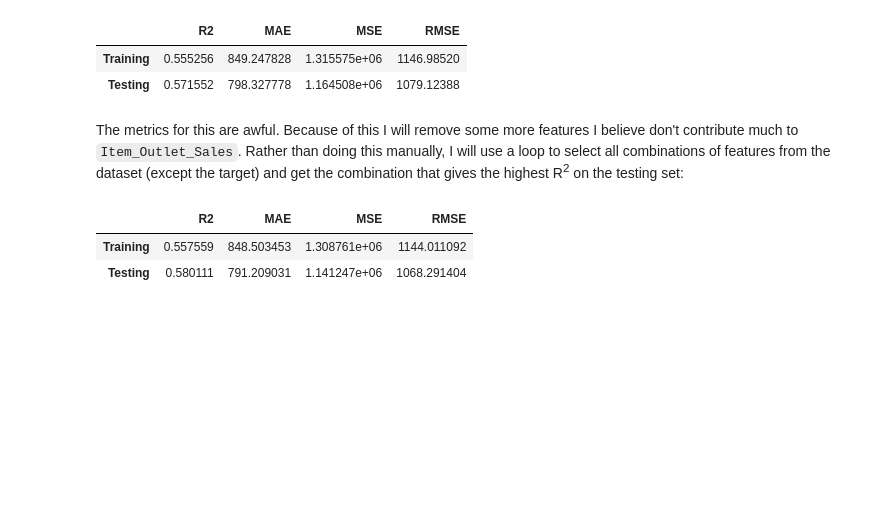
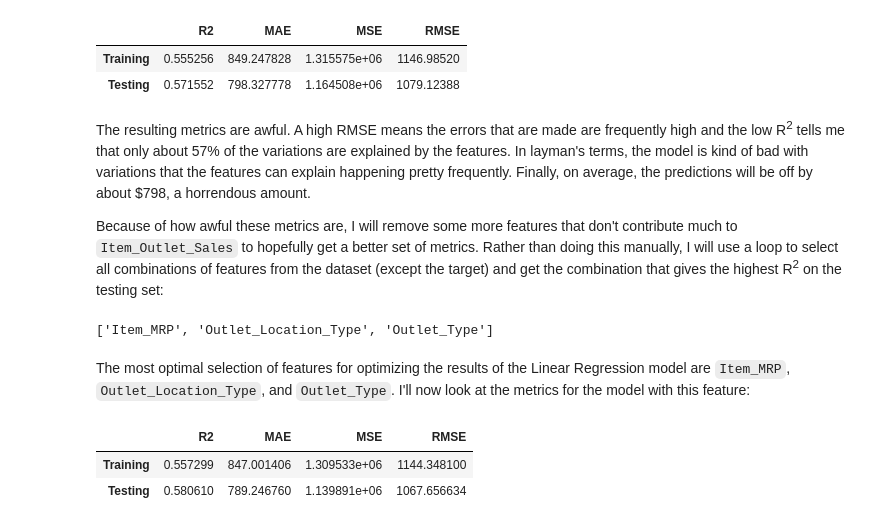
Before and after one commit to john-a-dixon/forecasting-food-sales, a Jupyter notebook: forecasting-food-sales.ipynb, the cells around one changed output. Drawn from its saved outputs; the diff is of its cells as text; code cells hidden in the pictures; blank space fills up the shorter version.

Commit message:
Finished with the linear regression model.

```diff
--- a/forecasting-food-sales.ipynb
+++ b/forecasting-food-sales.ipynb
@@ -1156,7 +1156,9 @@ metrics(lr_pipeline, training_set, testing_set)
 | Training | 0.555256 | 849.247828 | 1.315575e+06 | 1146.98520 |
 | Testing | 0.571552 | 798.327778 | 1.164508e+06 | 1079.12388 |
 # %% [markdown]
-The metrics for this are awful. Because of this I will remove some more features I believe don't contribute much to `Item_Outlet_Sales`. Rather than doing this manually, I will use a loop to select all combinations of features from the dataset (except the target) and get the combination that gives the highest R<sup>2</sup> on the testing set:
+The resulting metrics are awful. A high RMSE means the errors that are made are frequently high and the low R<sup>2</sup> tells me that only about 57% of the variations are explained by the features. In layman's terms, the model is kind of bad with variations that the features can explain happening pretty frequently. Finally, on average, the predictions will be off by about $798, a horrendous amount.
+
+Because of how awful these metrics are, I will remove some more features that don't contribute much to `Item_Outlet_Sales` to hopefully get a better set of metrics. Rather than doing this manually, I will use a loop to select all combinations of features from the dataset (except the target) and get the combination that gives the highest R<sup>2</sup> on the testing set:
 # %%
 # The following helped me understand how to do this:
 # https://datagy.io/python-combinations-of-a-list/
@@ -1176,18 +1205,26 @@ feature_combinations = [list(combination) for combination in feature_combination
+# %%
+optimal_features_list = [feature.strip("'") for feature in list(optimal_features[1:-1].split(", "))]
+optimal_features_list
+# %% [output]
+['Item_MRP', 'Outlet_Location_Type', 'Outlet_Type']
+# %% [markdown]
+The most optimal selection of features for optimizing the results of the Linear Regression model are `Item_MRP`, `Outlet_Location_Type`, and `Outlet_Type`. I'll now look at the metrics for the model with this feature:
 # %%
 # Perform a new train test split
-X_train, X_test, y_train, y_test = train_test_split(X_new, y, test_size=0.20, random_state=42)
+X = food_sales_df[["Item_MRP", "Outlet_Location_Type", "Outlet_Type"]]
+X_train, X_test, y_train, y_test = train_test_split(X, y, test_size=0.20, random_state=42)
 # Create a training and testing dictionary for the above function
 training_set = {"X": X_train, "y": y_train}
 testing_set = {"X": X_test, "y": y_test}
 # Create the column transformer to be done after the ordinal_encoding
 preprocessor = make_column_transformer(numeric_tuple, ordinal_tuple, nominal_tuple, remainder="passthrough", verbose_feature_names_out=False)
-# Fit the preprocessor with that training data
-preprocessor.fit(X_train)
-# Instantiate a linear regression pipeline and fit it to the training data
+# # Fit the preprocessor with that training data
+# # Instantiate a linear regression pipeline and fit it to the training data
+lr = LinearRegression(n_jobs=-1)
 lr_pipeline = make_pipeline(preprocessor, lr)
 lr_pipeline.fit(X_train, y_train)
 metrics(lr_pipeline, training_set, testing_set)
 # %% [output]
 |  | R2 | MAE | MSE | RMSE |
-| Training | 0.557559 | 848.503453 | 1.308761e+06 | 1144.011092 |
-| Testing | 0.580111 | 791.209031 | 1.141247e+06 | 1068.291404 |
+| Training | 0.557299 | 847.001406 | 1.309533e+06 | 1144.348100 |
+| Testing | 0.580610 | 789.246760 | 1.139891e+06 | 1067.656634 |
```
Also changed, not shown: parts of 5 cells of this notebook.
